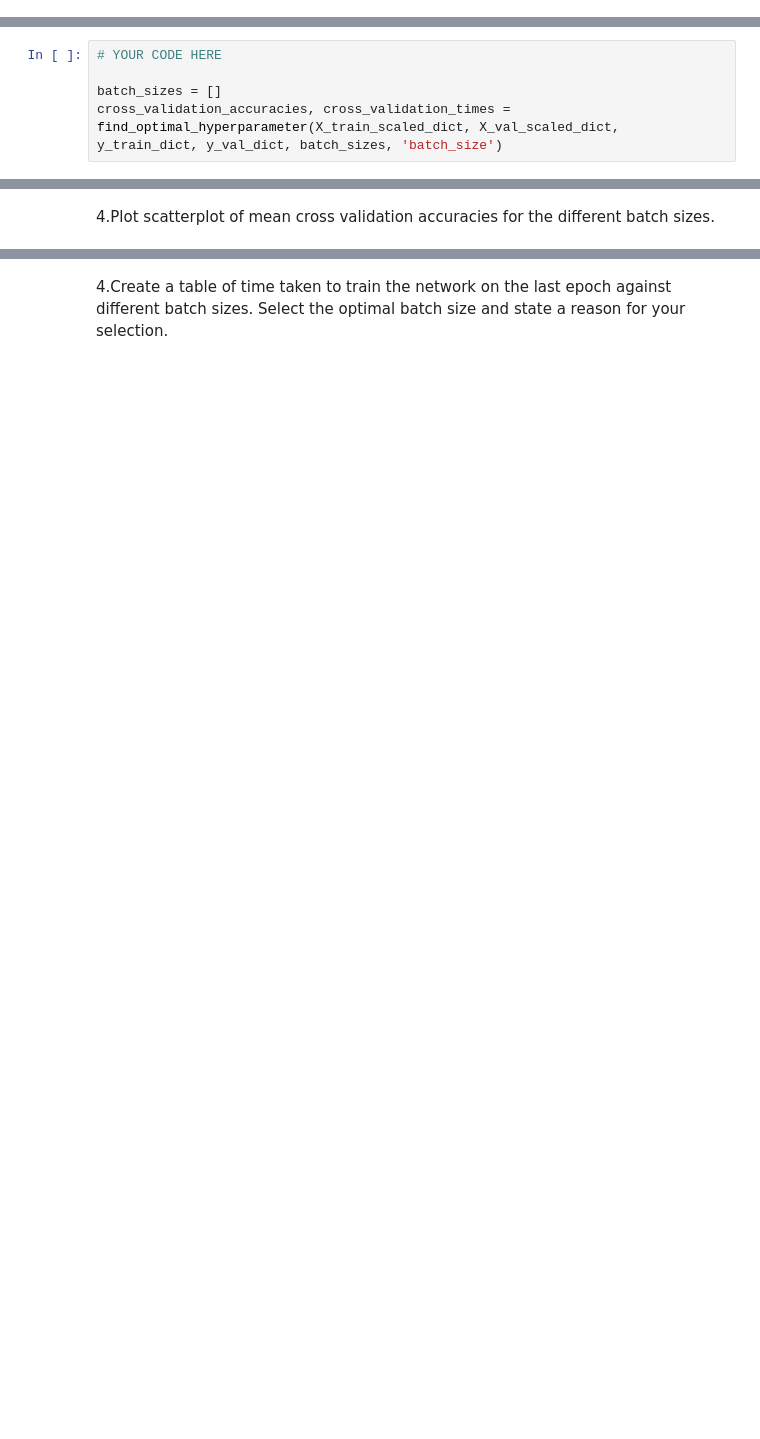
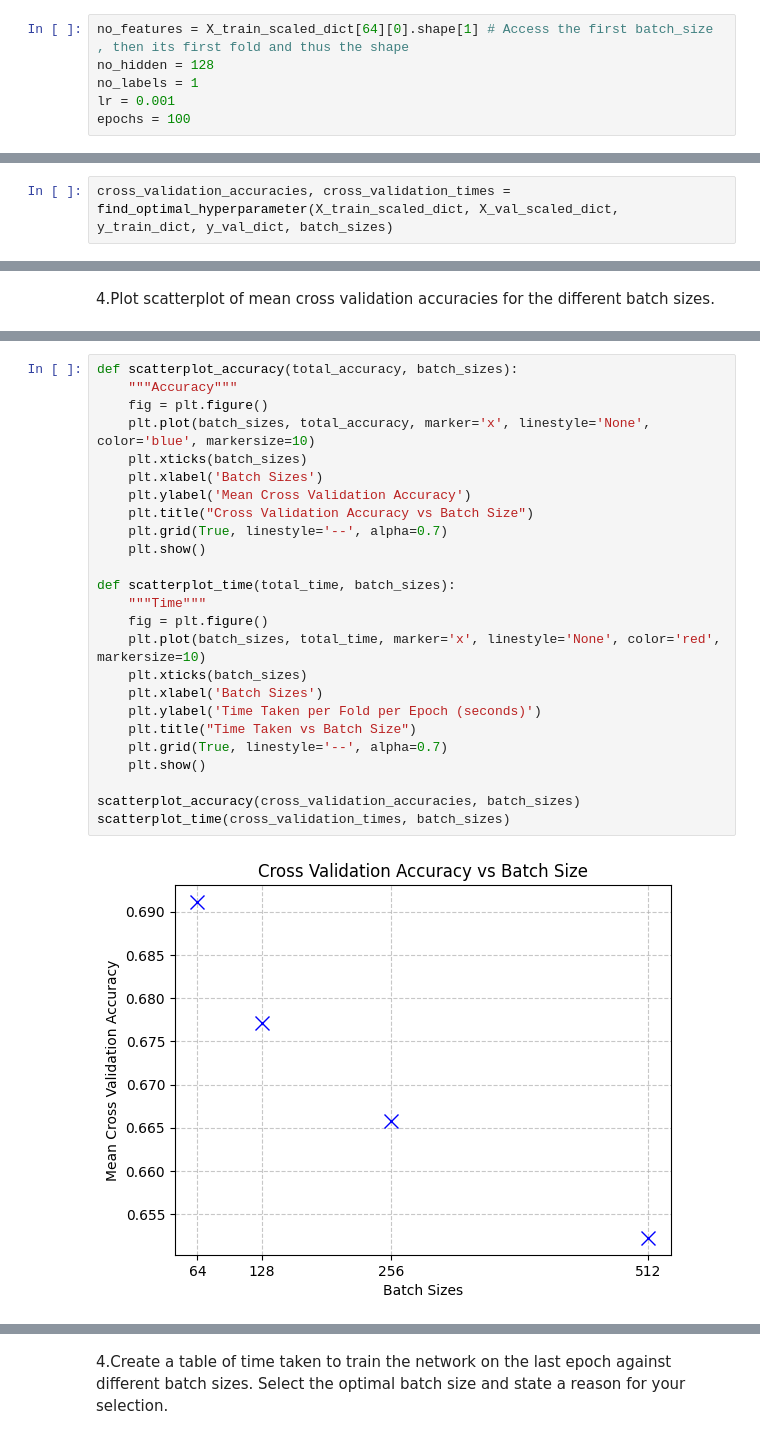
Before and after one commit to luksz/SC4001-Assignment-1, a Jupyter notebook: Tan_Pin_Yee_Part_A_2.ipynb, the cells around one changed output, grey strips where cells are left out. Drawn from its saved outputs; the diff is of its cells as text; blank space fills up the shorter version.

```diff
--- a/Tan_Pin_Yee_Part_A_2.ipynb
+++ b/Tan_Pin_Yee_Part_A_2.ipynb
@@ -65,0 +368,6 @@ X_train_scaled_dict, X_val_scaled_dict, y_train_dict, y_val_dict = generate_cv_f
+# %%
+no_features = X_train_scaled_dict[64][0].shape[1] # Access the first batch_size , then its first fold and thus the shape
+no_hidden = 128
+no_labels = 1
+lr = 0.001
+epochs = 100
@@ -66,5 +449,2 @@ X_train_scaled_dict, X_val_scaled_dict, y_train_dict, y_val_dict = generate_cv_f
 # %%
-# YOUR CODE HERE
-
-batch_sizes = []
-cross_validation_accuracies, cross_validation_times = find_optimal_hyperparameter(X_train_scaled_dict, X_val_scaled_dict, y_train_dict, y_val_dict, batch_sizes, 'batch_size')
+cross_validation_accuracies, cross_validation_times = find_optimal_hyperparameter(X_train_scaled_dict, X_val_scaled_dict, y_train_dict, y_val_dict, batch_sizes)
@@ -74,0 +484,27 @@ cross_validation_accuracies, cross_validation_times = find_optimal_hyperparamete
+# %%
+def scatterplot_accuracy(total_accuracy, batch_sizes):
+    """Accuracy"""
+    fig = plt.figure()
+    plt.plot(batch_sizes, total_accuracy, marker='x', linestyle='None', color='blue', markersize=10)
+    plt.xticks(batch_sizes)
+    plt.xlabel('Batch Sizes')
+    plt.ylabel('Mean Cross Validation Accuracy')
+    plt.title("Cross Validation Accuracy vs Batch Size")
+    plt.grid(True, linestyle='--', alpha=0.7)
+    plt.show()
+
+def scatterplot_time(total_time, batch_sizes):
+    """Time"""
+    fig = plt.figure()
+    plt.plot(batch_sizes, total_time, marker='x', linestyle='None', color='red', markersize=10)
+    plt.xticks(batch_sizes)
+    plt.xlabel('Batch Sizes')
+    plt.ylabel('Time Taken per Fold per Epoch (seconds)')
+    plt.title("Time Taken vs Batch Size")
+    plt.grid(True, linestyle='--', alpha=0.7)
+    plt.show()
+
+scatterplot_accuracy(cross_validation_accuracies, batch_sizes)
+scatterplot_time(cross_validation_times, batch_sizes)
+# %% [output]
+[figure, added]
```
Also changed, not shown: parts of 21 cells of this notebook.
